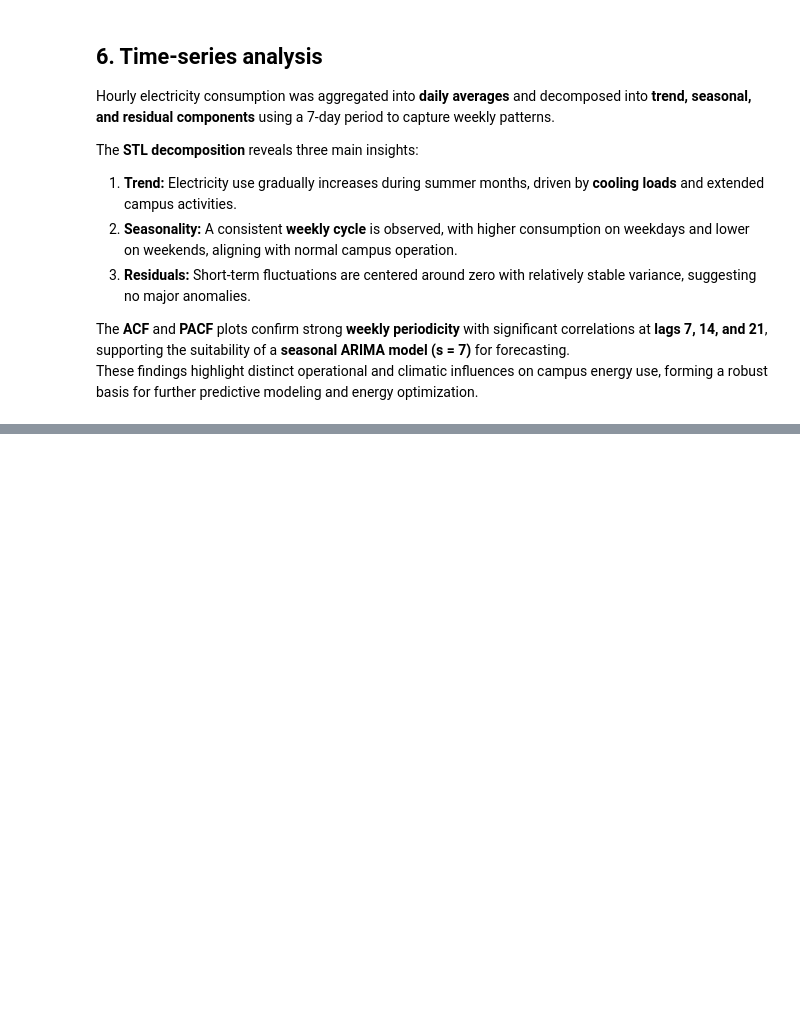
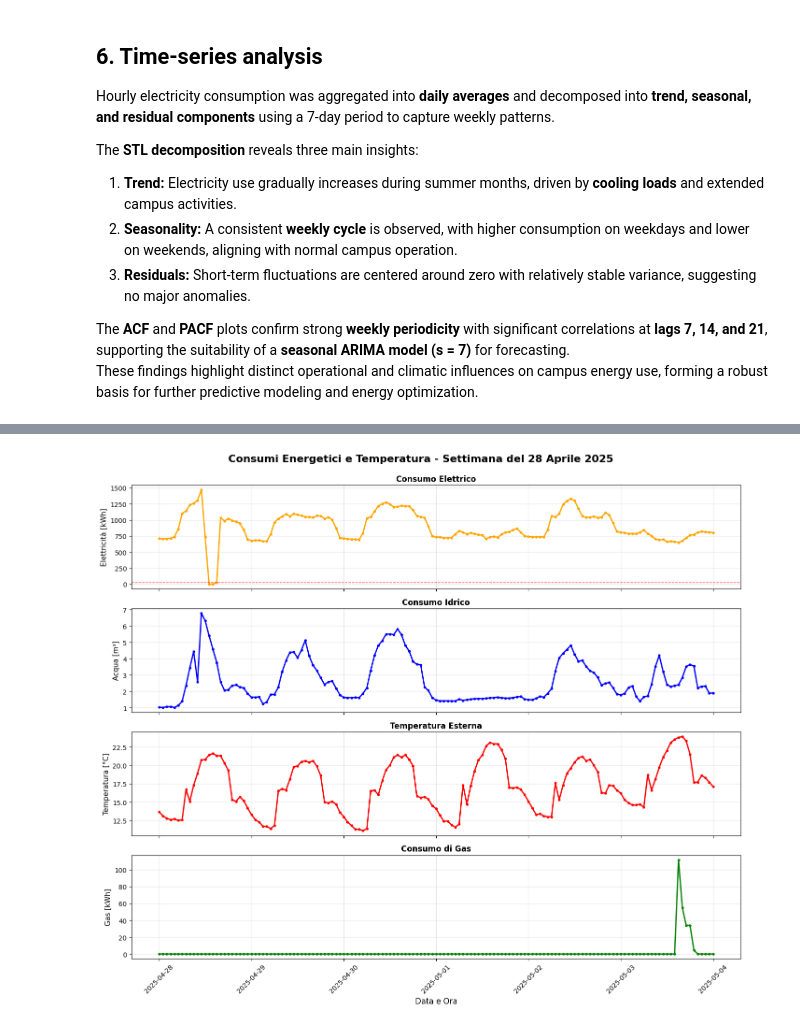
Before and after one commit to davideturrina-balestra/TTYData_Science, a Jupyter notebook: lab2/LAB2-EDA-template v3.ipynb, the cells around one changed output, grey strips where cells are left out. Drawn from its saved outputs; the diff is of its cells as text; code cells hidden in the pictures; blank space fills up the shorter version.

```diff
--- a/lab2/LAB2-EDA-template v3.ipynb
+++ b/lab2/LAB2-EDA-template v3.ipynb
@@ -656,0 +707,41 @@ These findings highlight distinct operational and climatic influences on campus
+# %%
+# Grafico 2: Tutti i consumi energetici e temperatura nella settimana
+fig, axes = plt.subplots(4, 1, figsize=(14, 12), sharex=True)
+
+# Elettricità
+axes[0].plot(week_data['Date'], week_data['Electricity Campus DN [kWh]'],
+             color='orange', linewidth=2, marker='o', markersize=3)
+axes[0].axhline(y=30, color='red', linestyle='--', linewidth=1, alpha=0.7)
+axes[0].set_ylabel('Elettricità [kWh]', fontsize=11)
+axes[0].set_title('Consumo Elettrico', fontsize=12, fontweight='bold')
+axes[0].grid(True, alpha=0.3)
+
+# Acqua
+axes[1].plot(week_data['Date'], week_data['Water consumption Campus DN [m3]'],
+             color='blue', linewidth=2, marker='o', markersize=3)
+axes[1].set_ylabel('Acqua [m³]', fontsize=11)
+axes[1].set_title('Consumo Idrico', fontsize=12, fontweight='bold')
+axes[1].grid(True, alpha=0.3)
+
+# Temperatura
+axes[2].plot(week_data['Date'], week_data['Temperature exterior [Celsius]'],
+             color='red', linewidth=2, marker='o', markersize=3)
+axes[2].set_ylabel('Temperatura [°C]', fontsize=11)
+axes[2].set_title('Temperatura Esterna', fontsize=12, fontweight='bold')
+axes[2].grid(True, alpha=0.3)
+
+# Gas
+axes[3].plot(week_data['Date'], week_data['Gas [kwh]'],
+             color='green', linewidth=2, marker='o', markersize=3)
+axes[3].set_ylabel('Gas [kWh]', fontsize=11)
+axes[3].set_title('Consumo di Gas', fontsize=12, fontweight='bold')
+axes[3].set_xlabel('Data e Ora', fontsize=12)
+axes[3].grid(True, alpha=0.3)
+
+plt.xticks(rotation=45)
+plt.suptitle('Consumi Energetici e Temperatura - Settimana del 28 Aprile 2025',
+             fontsize=16, fontweight='bold', y=0.995)
+plt.tight_layout()
+plt.show()
+# %% [output]
+[figure, added]
```
Also changed, not shown: parts of 19 cells of this notebook, 2 other files.
